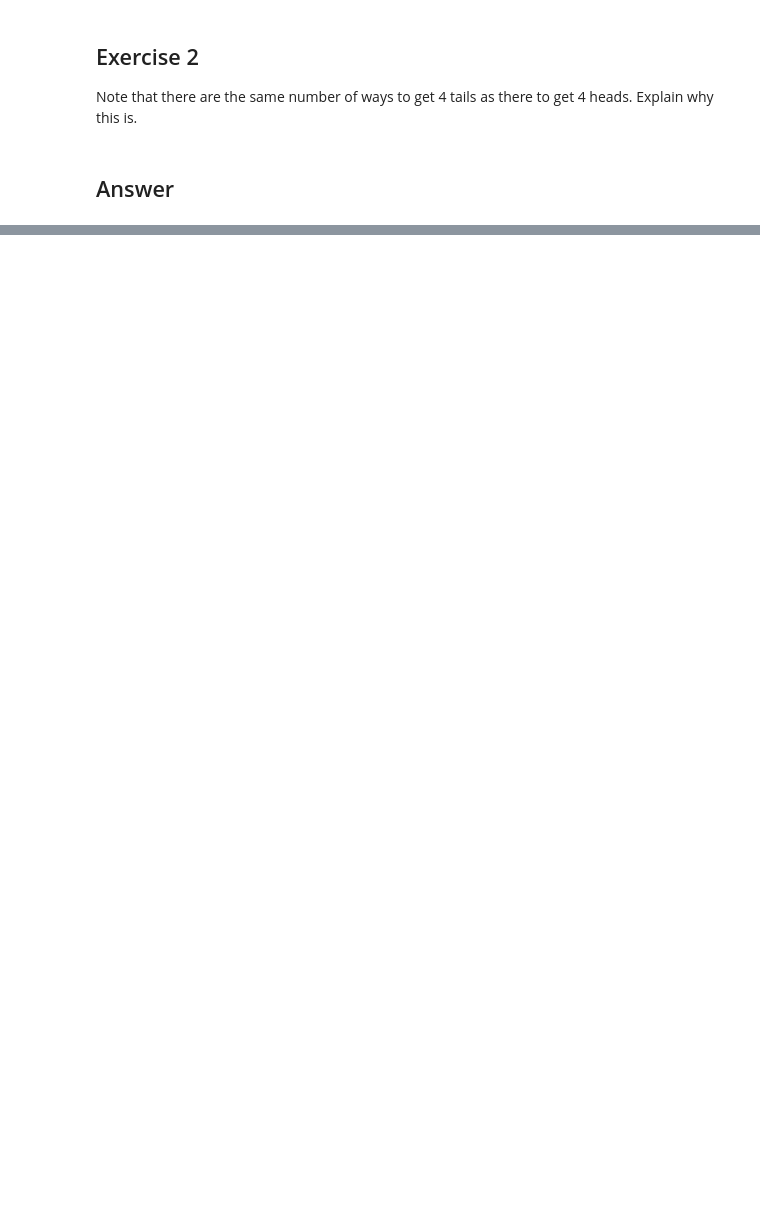
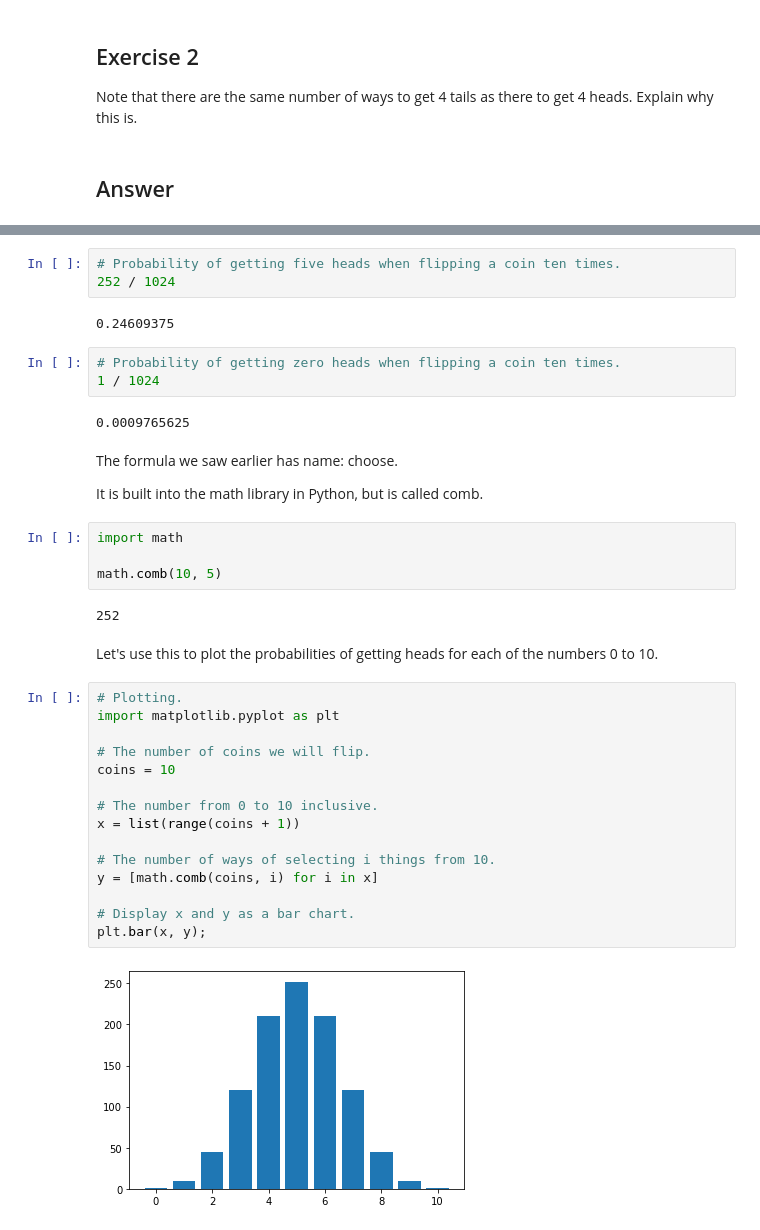
Before and after one commit to StanicicA/funddata-assessment, a Jupyter notebook: 02-Randomness/02-Randomness.ipynb, the cells around one changed output, grey strips where cells are left out. Cells and saved outputs as stored; diff of their text form; blank space fills up the shorter version.

```diff
--- a/02-Randomness/02-Randomness.ipynb
+++ b/02-Randomness/02-Randomness.ipynb
@@ -363,0 +438,39 @@ Note that there are the same number of ways to get 4 tails as there to get 4 hea
+# %%
+# Probability of getting five heads when flipping a coin ten times.
+252 / 1024
+# %% [output]
+0.24609375
+# %%
+# Probability of getting zero heads when flipping a coin ten times.
+1 / 1024
+# %% [output]
+0.0009765625
+# %% [markdown]
+The formula we saw earlier has name: choose.
+
+It is built into the math library in Python, but is called comb.
+# %%
+import math
+
+math.comb(10, 5)
+# %% [output]
+252
+# %% [markdown]
+Let's use this to plot the probabilities of getting heads for each of the numbers 0 to 10.
+# %%
+# Plotting.
+import matplotlib.pyplot as plt
+
+# The number of coins we will flip.
+coins = 10
+
+# The number from 0 to 10 inclusive.
+x = list(range(coins + 1))
+
+# The number of ways of selecting i things from 10.
+y = [math.comb(coins, i) for i in x]
+
+# Display x and y as a bar chart.
+plt.bar(x, y);
+# %% [output]
+[figure, added]
```
Also changed, not shown: parts of 39 cells of this notebook.
